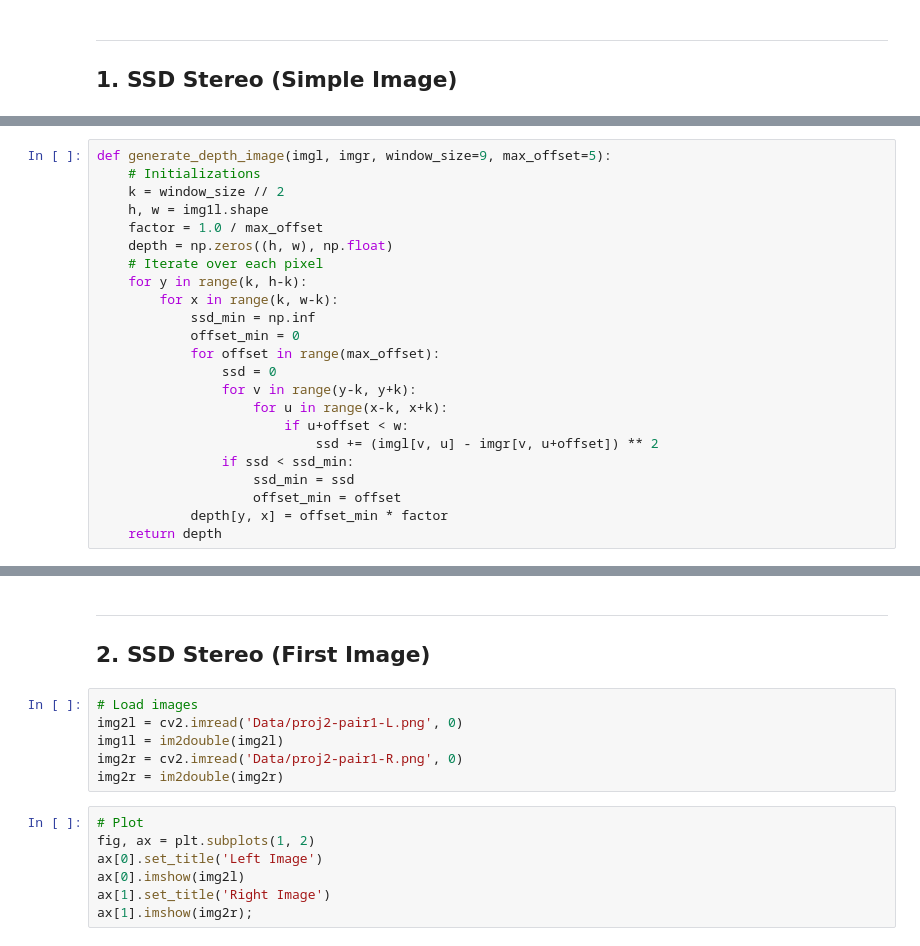
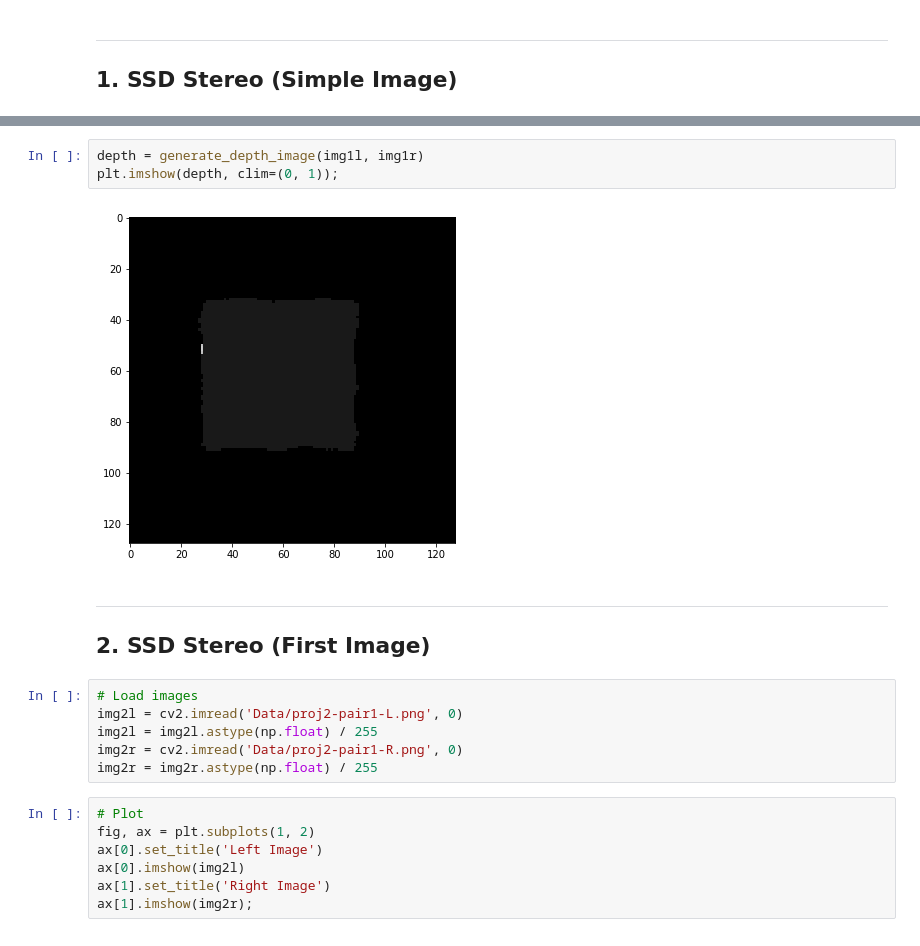
Before and after one commit to brandenwallace/cs6476-cv-1, a Jupyter notebook: PS2/PS2.ipynb, the cells around one changed output, grey strips where cells are left out. Saved outputs shown, nothing was run; the diff lists cells and outputs as text.

```diff
--- a/PS2/PS2.ipynb
+++ b/PS2/PS2.ipynb
@@ -78,23 +72,0 @@ for y in range(k, h-k):
-# %%
-def generate_depth_image(imgl, imgr, window_size=9, max_offset=5):
-    # Initializations
-    k = window_size // 2
-    h, w = img1l.shape
-    factor = 1.0 / max_offset
-    depth = np.zeros((h, w), np.float)
-    # Iterate over each pixel
-    for y in range(k, h-k):
-        for x in range(k, w-k):
-            ssd_min = np.inf
-            offset_min = 0
-            for offset in range(max_offset):
-                ssd = 0
-                for v in range(y-k, y+k):
-                    for u in range(x-k, x+k):
-                        if u+offset < w:
-                            ssd += (imgl[v, u] - imgr[v, u+offset]) ** 2
-                if ssd < ssd_min:
-                    ssd_min = ssd
-                    offset_min = offset
-            depth[y, x] = offset_min * factor
-    return depth
@@ -106,12 +73,17 @@ plt.imshow(depth)
+# %%
+depth = generate_depth_image(img1l, img1r)
+plt.imshow(depth, clim=(0, 1));
+# %% [output]
+[figure, added]
 # %% [markdown]
 ---
 ## 2. SSD Stereo (First Image)
 # %%
 # Load images
 img2l = cv2.imread('Data/proj2-pair1-L.png', 0)
-img1l = im2double(img2l)
+img2l = img2l.astype(np.float) / 255
 img2r = cv2.imread('Data/proj2-pair1-R.png', 0)
-img2r = im2double(img2r)
+img2r = img2r.astype(np.float) / 255
 # %%
 # Plot
 fig, ax = plt.subplots(1, 2)
```
Also changed, not shown: parts of 9 cells of this notebook.
